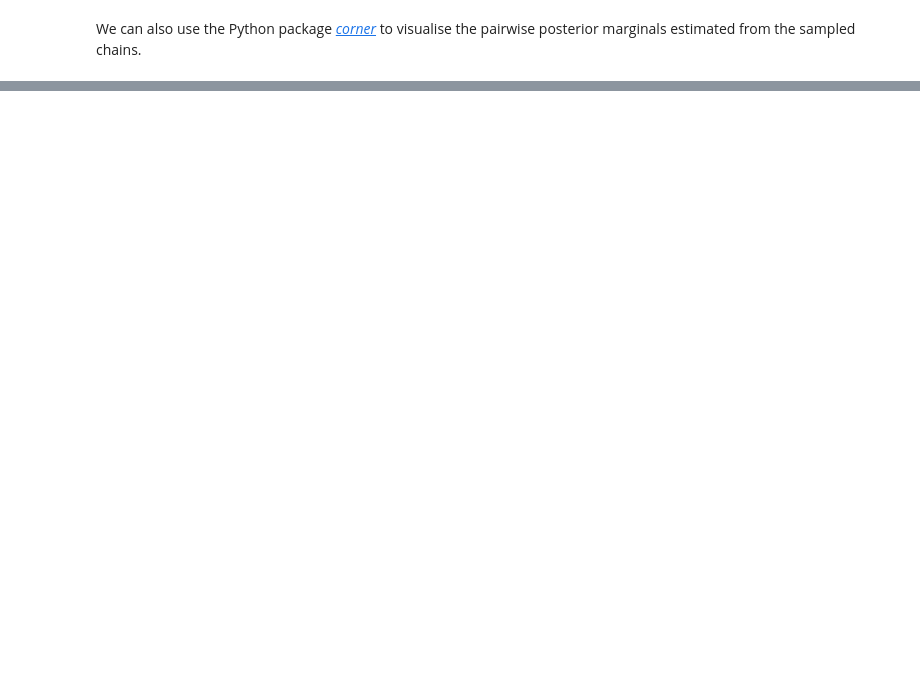
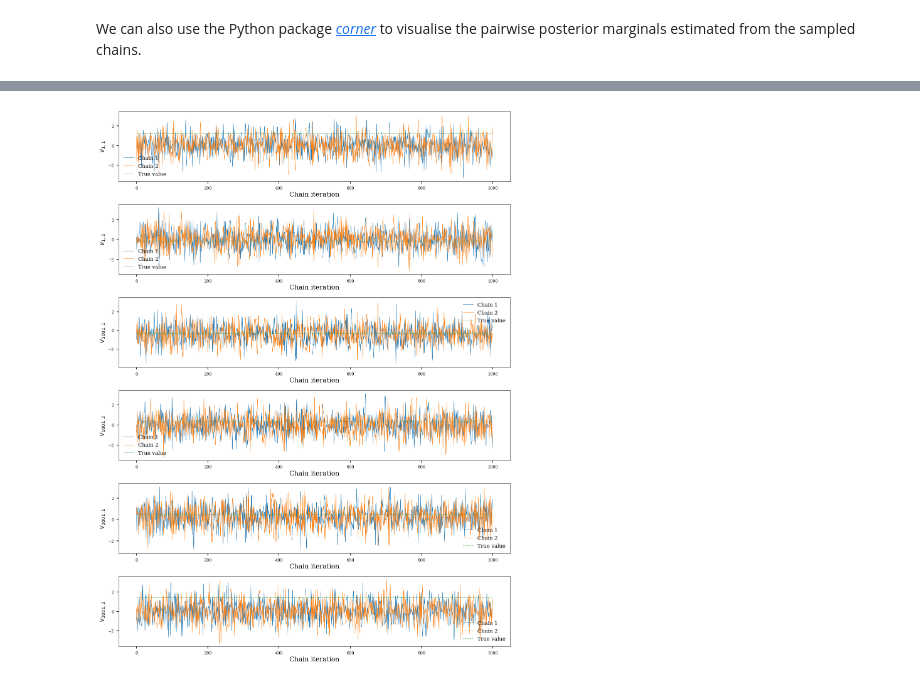
Before and after one commit to thiery-lab/manifold-mcmc-for-diffusions, a Jupyter notebook: FitzHugh-Nagumo_example.ipynb, the cells around one changed output, grey strips where cells are left out. Saved outputs shown, nothing was run; the diff lists cells and outputs as text; code cells hidden in the pictures; blank space fills up the shorter version.

```diff
--- a/FitzHugh-Nagumo_example.ipynb
+++ b/FitzHugh-Nagumo_example.ipynb
@@ -403,0 +453,17 @@ with plt.style.context(plot_style):
+# %%
+chain_iters = onp.arange(0, num_warmup + num_sample)
+plot_indices = [(0, 0), (0, 1), (1000, 0), (1000, 1), (2000, 0), (2000, 1)]
+num_indices = len(plot_indices)
+v_seq_ref = q_ref[dim_x + dim_x:].reshape((-1, dim_v))
+with plt.style.context(plot_style):
+    fig, axes = plt.subplots(num_var, 1, figsize=(9, 2 * num_indices))
+    for i, ax in zip(plot_indices, axes):
+        for c in range(num_chains):
+            ax.plot(chain_iters, traces['v_seq'][c][chain_iters, i[0], i[1]], label=f'Chain {c+1}')
+        ax.autoscale(False, axis='x')
+        ax.plot([chain_iters[0], chain_iters[-1]], [v_seq_ref[i], v_seq_ref[i]], '--', label='True value')
+        ax.set(xlabel='Chain iteration', ylabel=f'$v_{{{i[0] + 1},{i[1] + 1}}}$')
+        ax.legend()
+    fig.tight_layout()
+# %% [output]
+[figure, added]
```
Also changed, not shown: parts of 10 cells of this notebook.
